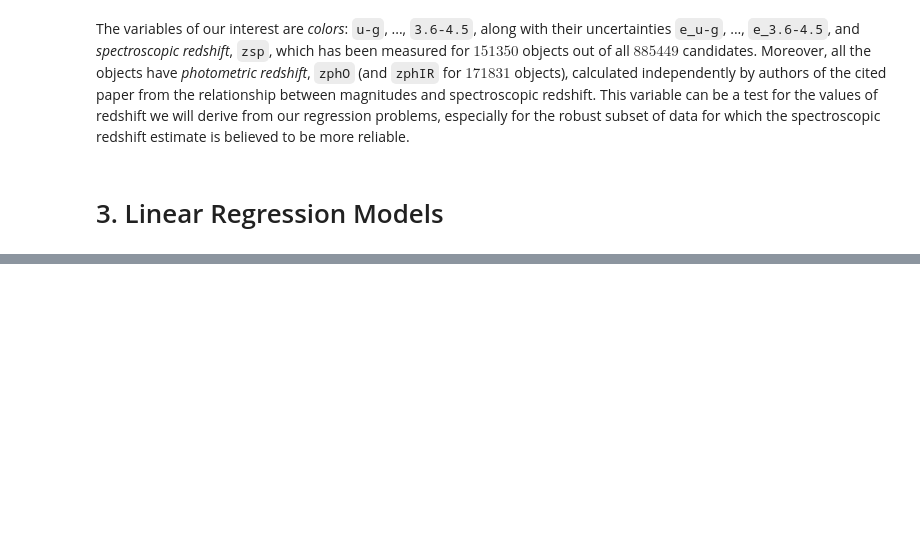
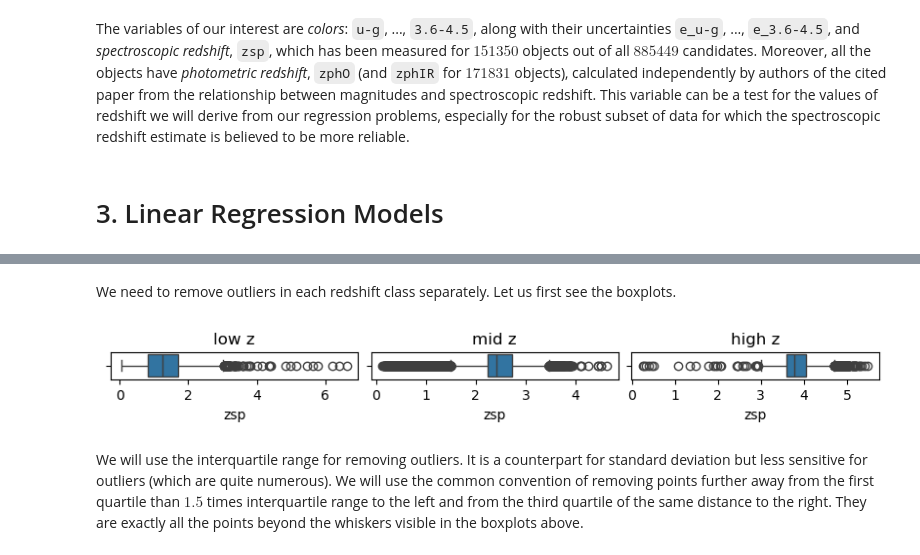
Before and after one commit to frank01101/quasar_candidates, a Jupyter notebook: quasars_regression.ipynb, the cells around one changed output, grey strips where cells are left out. Drawn from its saved outputs; the diff is of its cells as text; code cells hidden in the pictures; blank space fills up the shorter version.

```diff
--- a/quasars_regression.ipynb
+++ b/quasars_regression.ipynb
@@ -131,0 +178,15 @@ plt.tight_layout()
+# %% [markdown]
+We need to remove outliers in each redshift class separately. Let us first see the boxplots.
+# %%
+fig, axs = plt.subplots(1, 3, figsize=(8, 1), layout='constrained')
+sns.boxplot(ax=axs[0], x=catalog.loc[low_z, 'zsp'])
+sns.boxplot(ax=axs[1], x=catalog.loc[mid_z, 'zsp'])
+sns.boxplot(ax=axs[2], x=catalog.loc[high_z, 'zsp'])
+axs[0].set_title('low z')
+axs[1].set_title('mid z')
+axs[2].set_title('high z')
+plt.show()
+# %% [output]
+[figure, added]
+# %% [markdown]
+We will use the interquartile range for removing outliers. It is a counterpart for standard deviation but less sensitive for outliers (which are quite numerous). We will use the common convention of removing points further away from the first quartile than $1.5$ times interquartile range to the left and from the third quartile of the same distance to the right. They are exactly all the points beyond the whiskers visible in the boxplots above.
```
Also changed, not shown: parts of 60 cells of this notebook.
